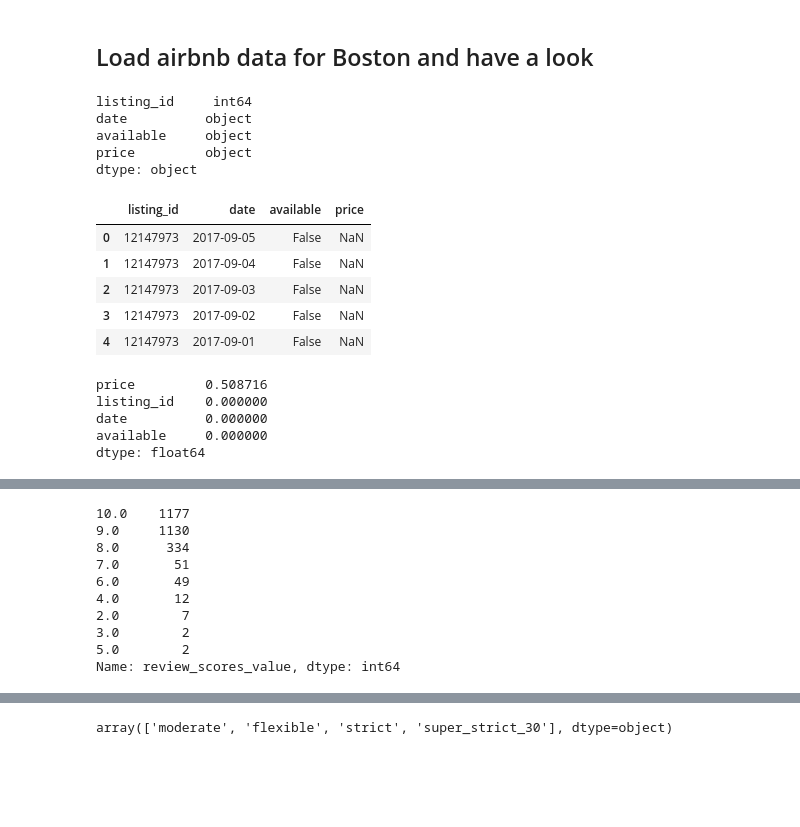
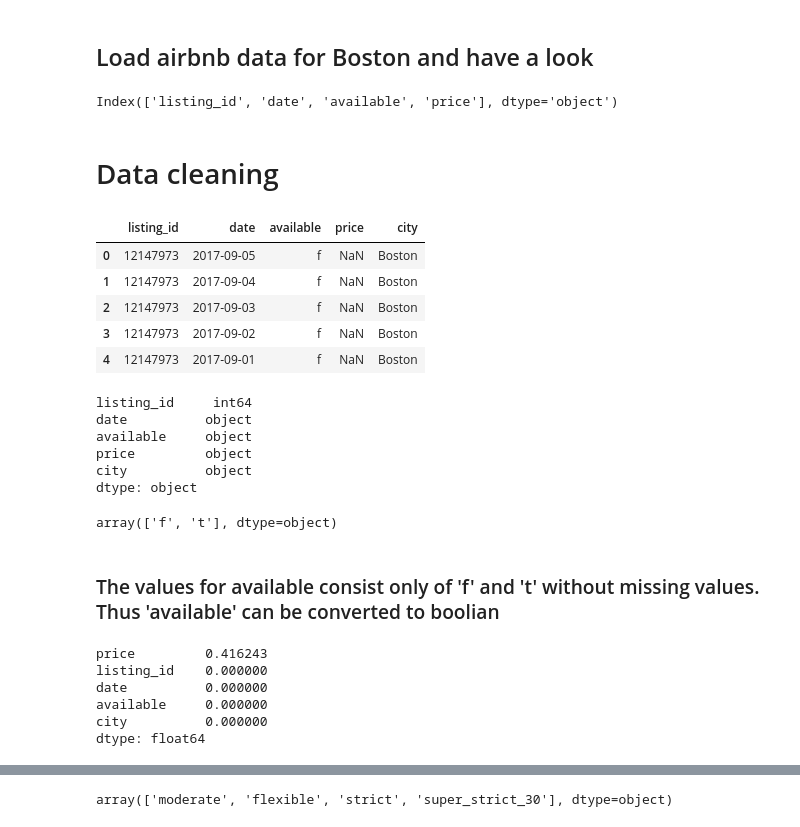
Before and after one commit to mdraws86/airbnb, a Jupyter notebook: Airbnb Analysis.ipynb, the cells around one changed output, grey strips where cells are left out. Saved outputs shown, nothing was run; the diff lists cells and outputs as text; code cells hidden in the pictures; blank space fills up the shorter version.

```diff
--- a/Airbnb Analysis.ipynb
+++ b/Airbnb Analysis.ipynb
@@ -20,10 +42,34 @@ df_reviews_boston = pd.read_csv(path3, sep = ",")
+# %%
+df_calendar_boston.columns
+# %% [output]
+Index(['listing_id', 'date', 'available', 'price'], dtype='object')
+# %% [markdown]
+# Data cleaning
+# %%
+# Look at first rows of calendar
+df_calendar.head()
+# %% [output]
+|  | listing_id | date | available | price | city |
+| 0 | 12147973 | 2017-09-05 | f | NaN | Boston |
+| 1 | 12147973 | 2017-09-04 | f | NaN | Boston |
+| 2 | 12147973 | 2017-09-03 | f | NaN | Boston |
+| 3 | 12147973 | 2017-09-02 | f | NaN | Boston |
+| 4 | 12147973 | 2017-09-01 | f | NaN | Boston |
 # %%
 # dtypes of calendar
-df_calendar_boston.dtypes
+df_calendar.dtypes
 # %% [output]
 listing_id     int64
 date          object
 available     object
 price         object
+city          object
 dtype: object
+# %%
+# Look at values for 'available'
+df_calendar.available.unique()
+# %% [output]
+array(['f', 't'], dtype=object)
+# %% [markdown]
+### The values for available consist only of 'f' and 't' without missing values. Thus 'available' can be converted to boolian
 # %%
@@ -34,18 +80,11 @@ df_calendar_boston['price'] = df_calendar_boston['price'].str.replace(r"[\$,]",
-# %%
-df_calendar_boston.head()
-# %% [output]
-|  | listing_id | date | available | price |
-| 0 | 12147973 | 2017-09-05 | False | NaN |
-| 1 | 12147973 | 2017-09-04 | False | NaN |
-| 2 | 12147973 | 2017-09-03 | False | NaN |
-| 3 | 12147973 | 2017-09-02 | False | NaN |
-| 4 | 12147973 | 2017-09-01 | False | NaN |
 # %%
-df_calendar_boston.isna().mean().sort_values(ascending = False)
+# Percentage of missing values for each column in calendar
+df_calendar.isna().mean().sort_values(ascending = False)
 # %% [output]
-price         0.508716
+price         0.416243
 listing_id    0.000000
 date          0.000000
 available     0.000000
+city          0.000000
 dtype: float64
 # %%
@@ -57,16 +97,3 @@ df_listings_boston.head(4)
 | 2 | 6976 | https://www.airbnb.com/rooms/6976 | 20160906204935 | 2016-09-07 | Mexican Folk Art Haven in Boston | Come stay with a friendly, middle... | Come stay with a friendly, middle... | Come stay with a friendly, middle... | ... |
 | 3 | 1436513 | https://www.airbnb.com/rooms/1436513 | 20160906204935 | 2016-09-07 | Spacious Sunny Bedroom Suite in H... | Come experience the comforts of h... | Most places you find in Boston ar... | Come experience the comforts of h... | ... |
 4 rows × 95 columns
-# %%
-df_listings_boston.review_scores_value.value_counts().sort_values(ascending = False)
-# %% [output]
-10.0    1177
-9.0     1130
-8.0      334
-7.0       51
-6.0       49
-4.0       12
-2.0        7
-3.0        2
-5.0        2
-Name: review_scores_value, dtype: int64
```
Also changed, not shown: parts of 20 cells of this notebook.
